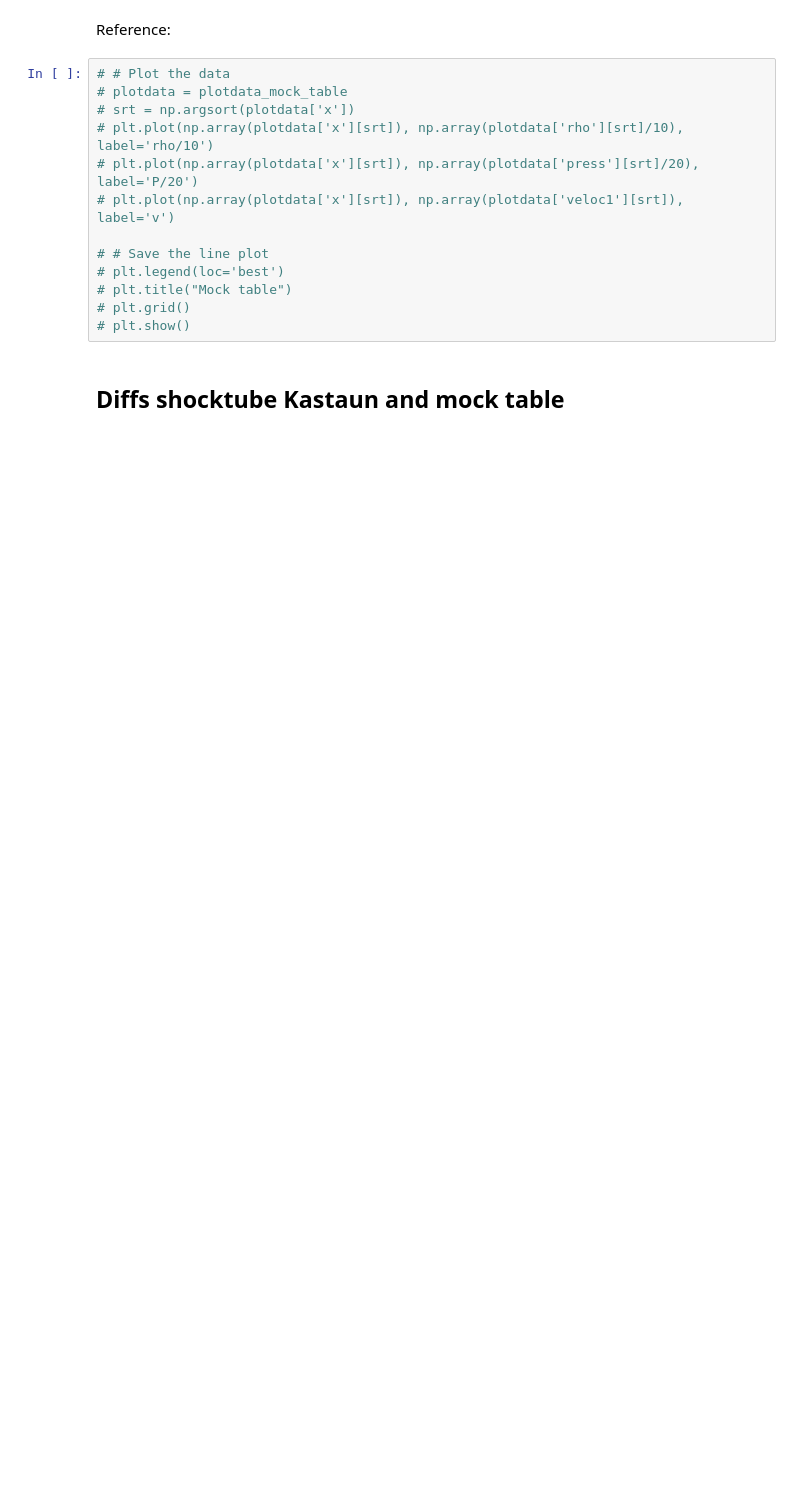
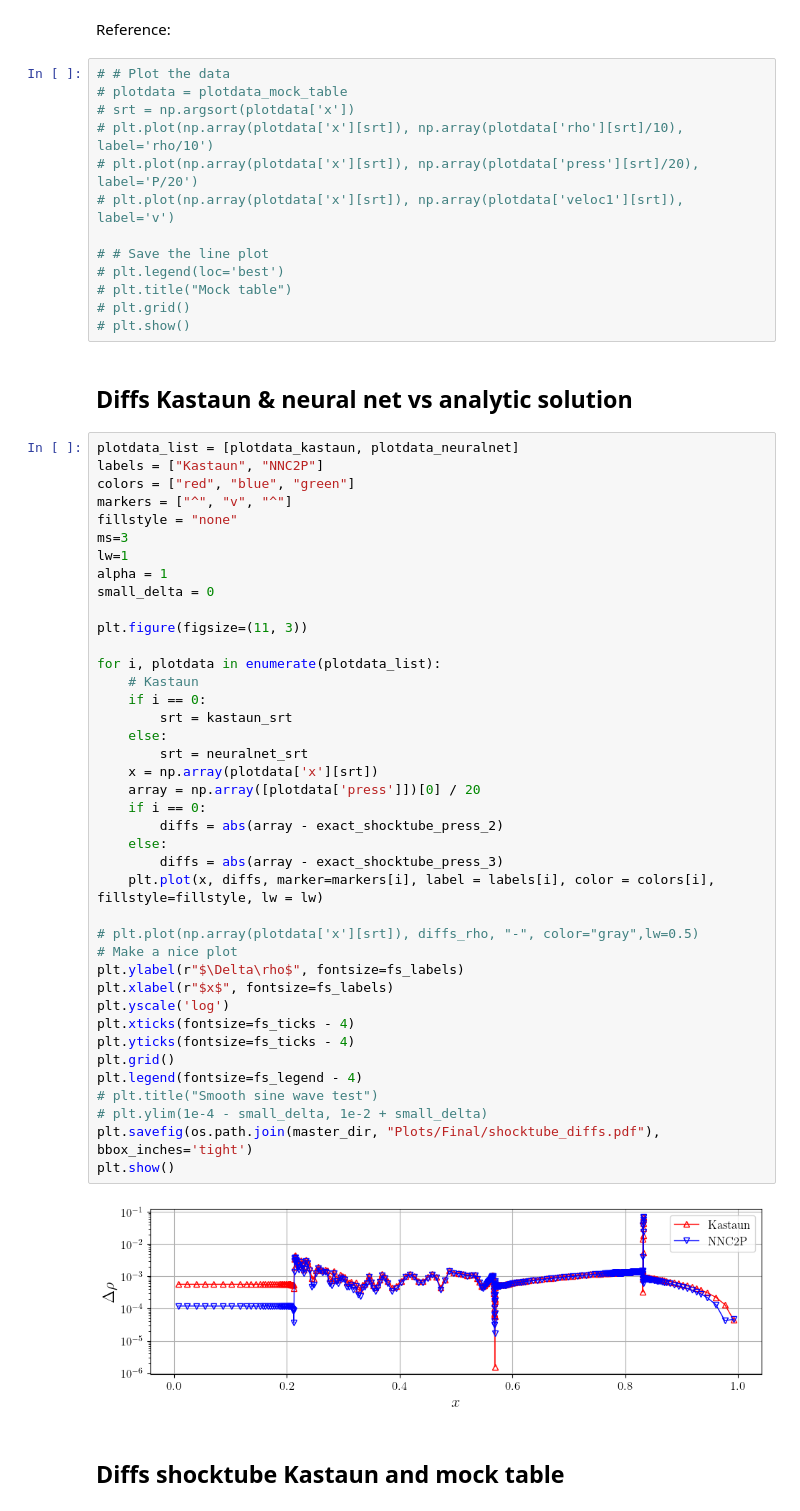
Before and after one commit to ThibeauWouters/MLC2P, a Jupyter notebook: Code/gmunu_plots.ipynb, the cells around one changed output. Cells and saved outputs as stored; diff of their text form; blank space fills up the shorter version.

```diff
--- a/Code/gmunu_plots.ipynb
+++ b/Code/gmunu_plots.ipynb
@@ -598,5 +623,49 @@ Reference:
 # plt.title("Mock table")
 # plt.grid()
 # plt.show()
+# %% [markdown]
+## Diffs Kastaun & neural net vs analytic solution
+# %%
+plotdata_list = [plotdata_kastaun, plotdata_neuralnet]
+labels = ["Kastaun", "NNC2P"]
+colors = ["red", "blue", "green"]
+markers = ["^", "v", "^"]
+fillstyle = "none"
+ms=3
+lw=1
+alpha = 1
+small_delta = 0
+
+plt.figure(figsize=(11, 3))
+
+for i, plotdata in enumerate(plotdata_list):
+    # Kastaun
+    if i == 0:
+        srt = kastaun_srt
+    else:
+        srt = neuralnet_srt
+    x = np.array(plotdata['x'][srt])
+    array = np.array([plotdata['press']])[0] / 20
+    if i == 0:
+        diffs = abs(array - exact_shocktube_press_2)
+    else:
+        diffs = abs(array - exact_shocktube_press_3)
+    plt.plot(x, diffs, marker=markers[i], label = labels[i], color = colors[i], fillstyle=fillstyle, lw = lw)
+
+# plt.plot(np.array(plotdata['x'][srt]), diffs_rho, "-", color="gray",lw=0.5)
+# Make a nice plot
+plt.ylabel(r"$\Delta\rho$", fontsize=fs_labels)
+plt.xlabel(r"$x$", fontsize=fs_labels)
+plt.yscale('log')
+plt.xticks(fontsize=fs_ticks - 4)
+plt.yticks(fontsize=fs_ticks - 4)
+plt.grid()
+plt.legend(fontsize=fs_legend - 4)
+# plt.title("Smooth sine wave test")
+# plt.ylim(1e-4 - small_delta, 1e-2 + small_delta)
+plt.savefig(os.path.join(master_dir, "Plots/Final/shocktube_diffs.pdf"), bbox_inches='tight')
+plt.show()
+# %% [output]
+[figure, added]
 # %% [markdown]
 ## Diffs shocktube Kastaun and mock table
```
Also changed, not shown: parts of 52 cells of this notebook, 21 other files.
